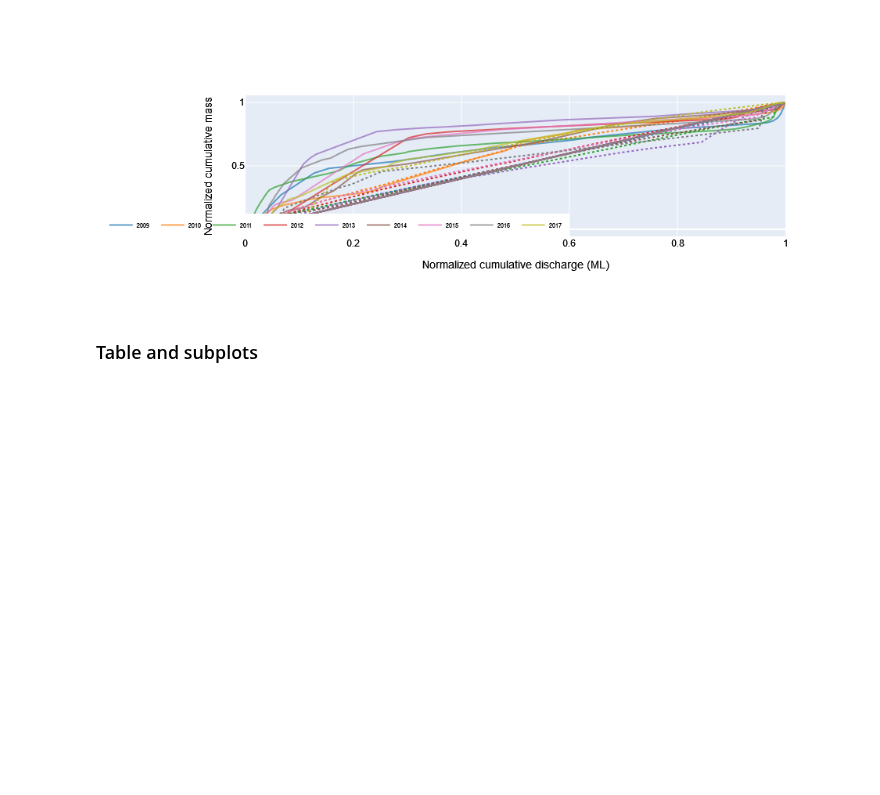
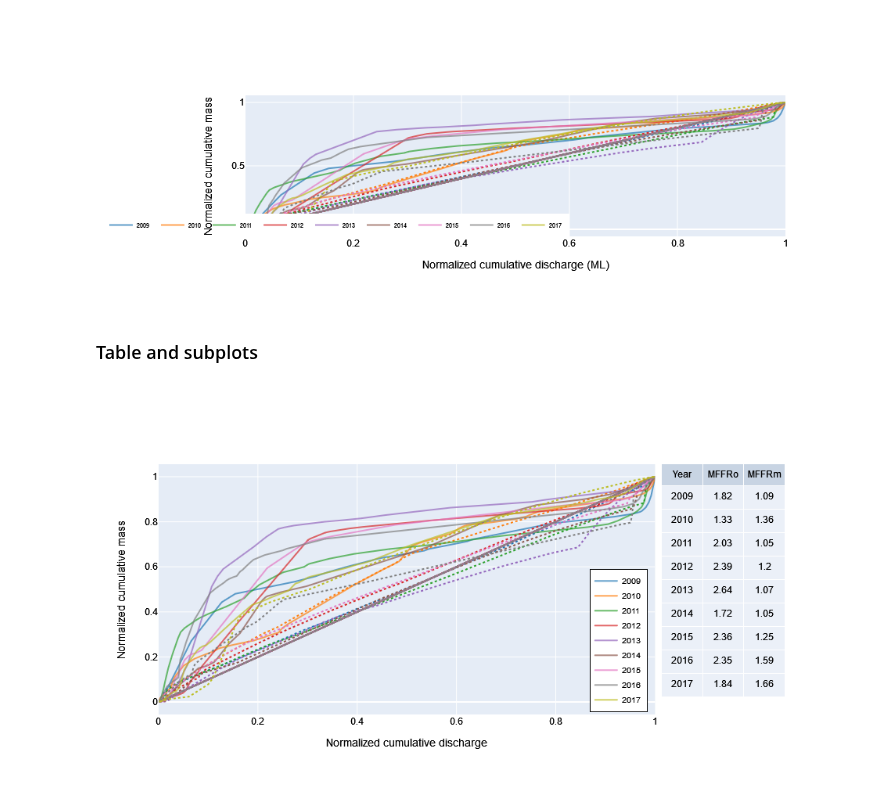
Before and after one commit to QianWanghhu/wqd_analyze, a Jupyter notebook: src/Plotting_Paper_3.ipynb, the cells around one changed output. Saved outputs shown, nothing was run; the diff lists cells and outputs as text; code cells hidden in the pictures; blank space fills up the shorter version.

Commit message:
Change the discharge ratio to 30% for calculating MFFR.

```diff
--- a/src/Plotting_Paper_3.ipynb
+++ b/src/Plotting_Paper_3.ipynb
@@ -213,7 +213,7 @@ subtitle_xloc = [0.18, 0.45, 0.74, 0.99]
 for ii in range(4):
     regress_col = str(ii+1)
     fig.add_annotation(dict(x=x_loc[ii], y= y_loc[0], xref="paper", yref="paper",
-                                    text=r'$SSL_o = %.2f(%.2f)*Q_o^{%.2f(%.2f)}$' %(coeffs_obs.loc['a', regress_col],
+                                    text=r'$DIN_o = %.2f(%.2f)*Q_o^{%.2f(%.2f)}$' %(coeffs_obs.loc['a', regress_col],
                                         coeffs_obs.loc['a_error', regress_col], coeffs_obs.loc['b', regress_col],
                                                 coeffs_obs.loc['b_error', regress_col]), showarrow=False))
     # Add the seassons to each subplot
@@ -224,12 +224,12 @@ for ii in range(4):
     regress_col = str(ii+1)
     if coeffs_mod.loc['c',regress_col] == 0:
         fig.add_annotation(dict(x=x_loc[ii], y=y_loc[1], xref="paper", yref="paper",
-                                    text=r'$SSL_m = %.2f(%.2f)*Q_m^{%.2f(%.2f)}$' %(coeffs_mod.loc['a', regress_col],
+                                    text=r'$DIN_m = %.2f(%.2f)*Q_m^{%.2f(%.2f)}$' %(coeffs_mod.loc['a', regress_col],
                                         coeffs_mod.loc['a_error', regress_col], coeffs_mod.loc['b', regress_col],
                                             coeffs_mod.loc['b_error', regress_col]), showarrow=False))
     else:
         fig.add_annotation(dict(x=x_loc[ii], y=y_loc[1], xref="paper", yref="paper",
-                                    text=r'$SSL_m = %.2f(%.2f)*Q_m^{%.2f(%.2f)}+%.2f(%.2f)$' %(coeffs_mod.loc['a', regress_col],
+                                    text=r'$DIN_m = %.2f(%.2f)*Q_m^{%.2f(%.2f)}+%.2f(%.2f)$' %(coeffs_mod.loc['a', regress_col],
                                         coeffs_mod.loc['a_error', regress_col], coeffs_mod.loc['b', regress_col], coeffs_mod.loc['b_error', regress_col],
                                                     coeffs_mod.loc['c', regress_col], coeffs_mod.loc['c_error', regress_col]), showarrow=False))
     # Add the annotation of fitting statistic R2
@@ -238,7 +238,7 @@ for ii in range(4):
                                                                coeffs_mod.loc['R2', regress_col]), showarrow=False)
 
 fig.show()
-pio.write_image(fig, fig_path + 'SSL-Q_scatter_plot.png', scale=2)
+pio.write_image(fig, fig_path + 'DIN-Q_scatter_plot.png', scale=2)
 # %% [output]
 [figure]
 # %% [markdown]
@@ -301,7 +301,7 @@ ylabel='Normalized cumulative mass'
 # %% [markdown]
 ### Table and subplots
 # %%
-mffr = pd.read_csv(outpath + 'mffr.csv', index_col = 'Unnamed: 0').round(2)
+mffr = pd.read_csv(outpath + 'mffr_30.csv', index_col = 'Unnamed: 0').round(2)
 mffr.reset_index(inplace=True)
 mffr.rename(columns = {mffr.columns[0]:'Year',
                        mffr.columns[1]:'MFFRo',
@@ -336,32 +336,34 @@ fig.add_trace(go.Table(
         header=dict(
             values=['Year', 'MFFRo', 'MFFRm'],
             font=dict(size=12),
             align="center"
         ),
         cells=dict(
             values=[mffr[k].tolist() for k in mffr.columns[0:]],
             align = "center")
     ),
         row=1, col=2,
 
 )
 
 fig.update_traces(cells_height=30, row=1, col=2)
 
 fig.update_layout(
     yaxis = dict(
         title_text = ylabel
     ),
      xaxis = dict(
         title_text = xlabel
     )
 )
 
 fig.update_layout(height=500, width=800,
                 legend = dict(yanchor="bottom", y = 0.01, xanchor = "right", x = 0.78,
-                font = dict(size=10), orientation='v', bgcolor="lightsteelblue",
+                font = dict(size=10), orientation='v', bgcolor="white",
                 bordercolor="Black",
                 borderwidth=1), font_family = "Arial", font_color = 'black')
 
 fig.show()
-fig.write_image(fig_path + 'SSL-Q_cumulative_lines_table.png', scale=2)
+fig.write_image(fig_path + 'SSL-Q_cumulative_lines_table_30.png', scale=2)
+# %% [output]
+[figure, added]
```
Also changed, not shown: parts of 1 cell of this notebook, 1 other file.
